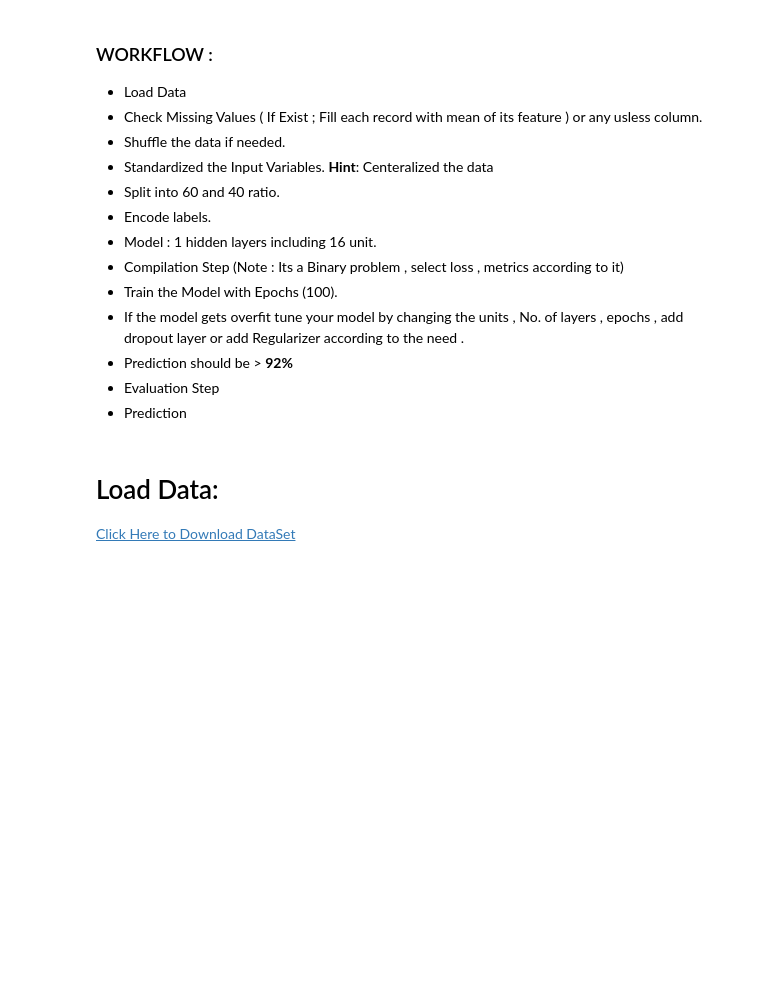
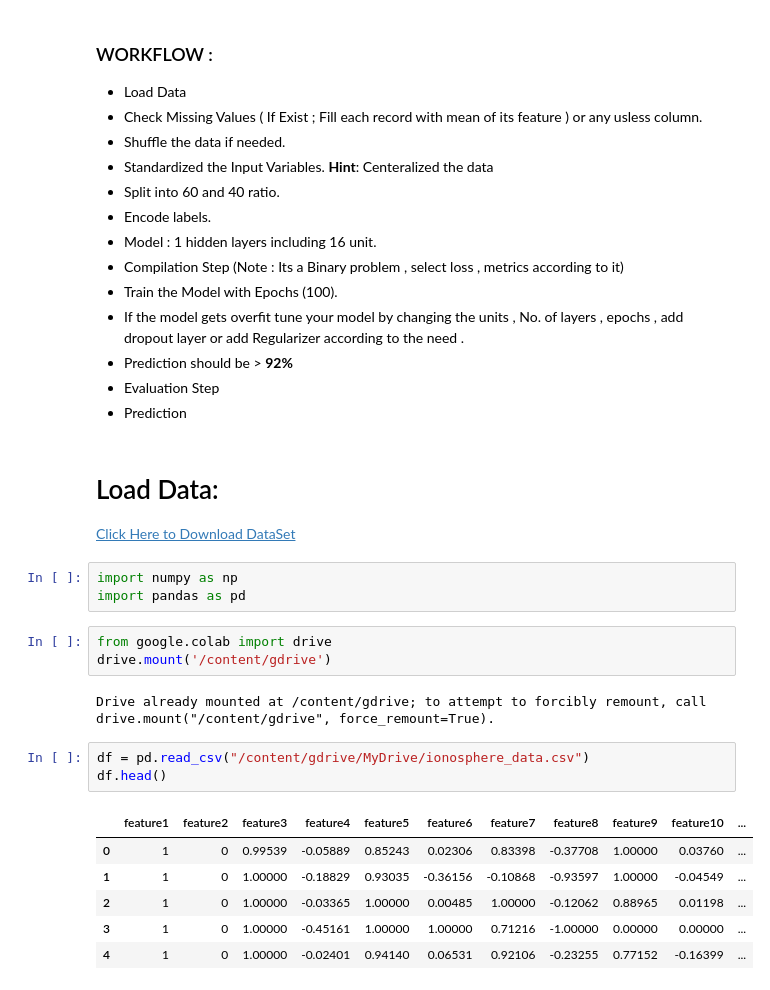
Before and after one commit to sabayamin/Deep-learning-assigments, a Jupyter notebook: Ionosphere_Assignment.ipynb, the cells around one changed output. Drawn from its saved outputs; the diff is of its cells as text; blank space fills up the shorter version.

```diff
--- a/Ionosphere_Assignment.ipynb
+++ b/Ionosphere_Assignment.ipynb
@@ -70,3 +70,21 @@ Received signals were processed using an autocorrelation function whose argument
 # %% [markdown]
 # Load Data:
 [Click Here to Download DataSet](https://github.com/ramsha275/ML_Datasets/blob/main/ionosphere_data.csv)
+# %%
+import numpy as np
+import pandas as pd
+# %%
+from google.colab import drive
+drive.mount('/content/gdrive')
+# %% [output]
+Drive already mounted at /content/gdrive; to attempt to forcibly remount, call drive.mount("/content/gdrive", force_remount=True).
+# %%
+df = pd.read_csv("/content/gdrive/MyDrive/ionosphere_data.csv")
+df.head()
+# %% [output]
+|  | feature1 | feature2 | feature3 | feature4 | feature5 | feature6 | feature7 | feature8 | feature9 | feature10 | ... |
+| 0 | 1 | 0 | 0.99539 | -0.05889 | 0.85243 | 0.02306 | 0.83398 | -0.37708 | 1.00000 | 0.03760 | ... |
+| 1 | 1 | 0 | 1.00000 | -0.18829 | 0.93035 | -0.36156 | -0.10868 | -0.93597 | 1.00000 | -0.04549 | ... |
+| 2 | 1 | 0 | 1.00000 | -0.03365 | 1.00000 | 0.00485 | 1.00000 | -0.12062 | 0.88965 | 0.01198 | ... |
+| 3 | 1 | 0 | 1.00000 | -0.45161 | 1.00000 | 1.00000 | 0.71216 | -1.00000 | 0.00000 | 0.00000 | ... |
+| 4 | 1 | 0 | 1.00000 | -0.02401 | 0.94140 | 0.06531 | 0.92106 | -0.23255 | 0.77152 | -0.16399 | ... |
```
Also changed, not shown: parts of 18 cells of this notebook.
